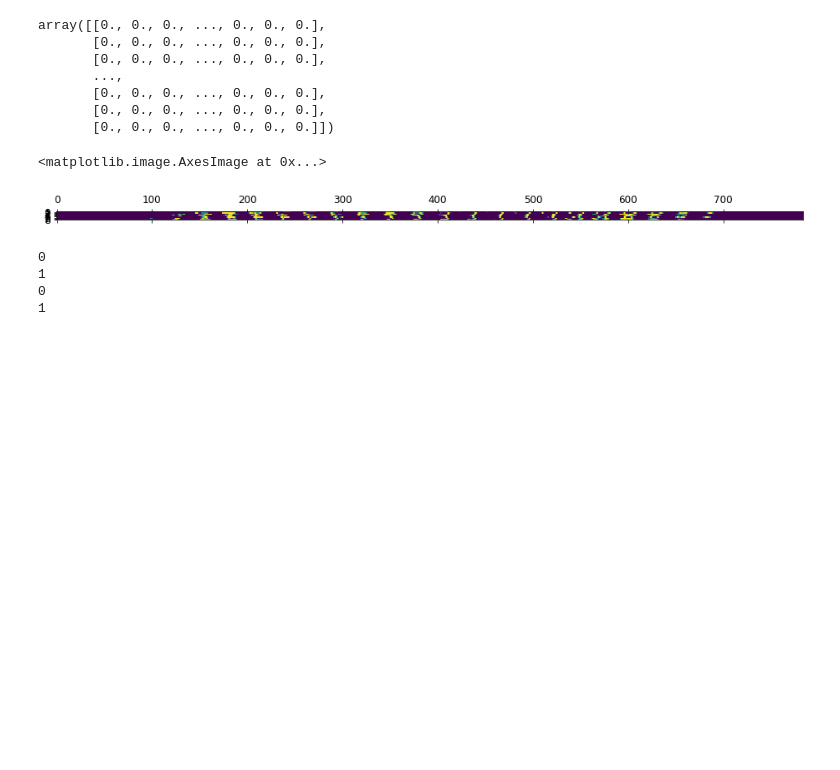
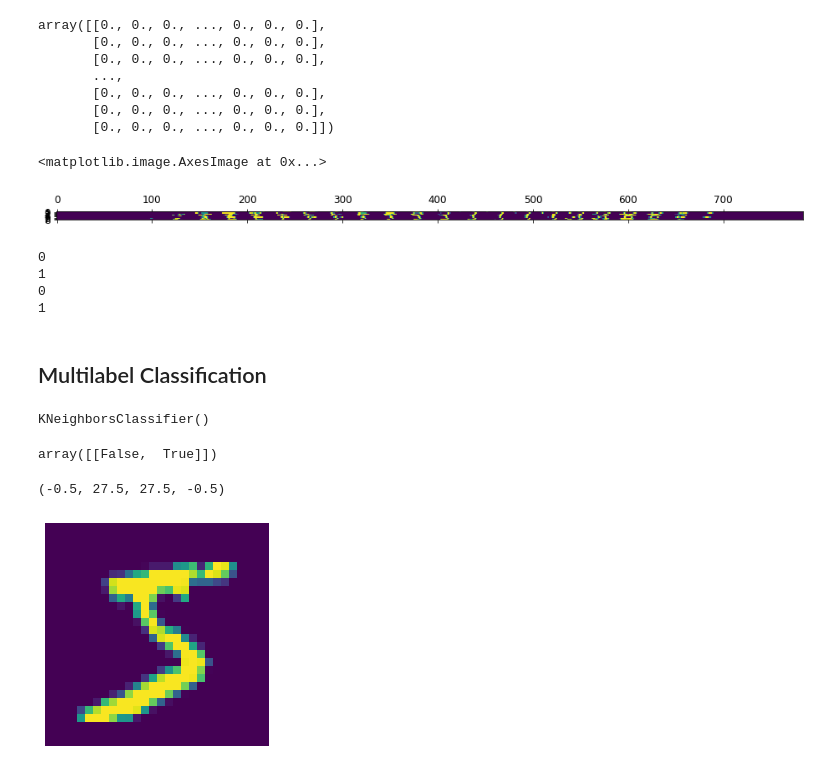
Before and after one commit to ARKA1112/HOML_AurelienG, a Jupyter notebook: chap3_classification.ipynb, the cells around one changed output. Drawn from its saved outputs; the diff is of its cells as text; code cells hidden in the pictures; blank space fills up the shorter version.

```diff
--- a/chap3_classification.ipynb
+++ b/chap3_classification.ipynb
@@ -756,3 +756,5 @@ for images, (label_col, label_row) in [(X_ba, (0, 0)), (X_bb, (1, 0)),(X_aa, (0,
 1
 0
 1
+# %% [markdown]
+## Multilabel Classification
@@ -758,0 +765,26 @@ for images, (label_col, label_row) in [(X_ba, (0, 0)), (X_bb, (1, 0)),(X_aa, (0,
+# %%
+from sklearn.neighbors import KNeighborsClassifier
+#a particular number can be odd or even
+#this selects the even and the odds and concats by the last axis
+#hence when a number at an index is even it shows[True, False]
+#hence a binary classifier
+y_train_large = (y_train >= 7)
+y_train_odd = (y_train % 2 == 1)
+y_multilabel = np.c_[y_train_large, y_train_odd]
+
+knn_clf  = KNeighborsClassifier()
+knn_clf.fit(X_train, y_multilabel)
+# %% [output]
+KNeighborsClassifier()
+# %%
+knn_clf.predict([some_digit])
+# %% [output]
+array([[False,  True]])
+# %%
+plt.matshow(some_digit.reshape(28,28))
+plt.axis('off')
+
+#since the some_digit is 5 the prediction is true
+# %% [output]
+(-0.5, 27.5, 27.5, -0.5)
+[figure, added]
```
Also changed, not shown: parts of 3 cells of this notebook.
